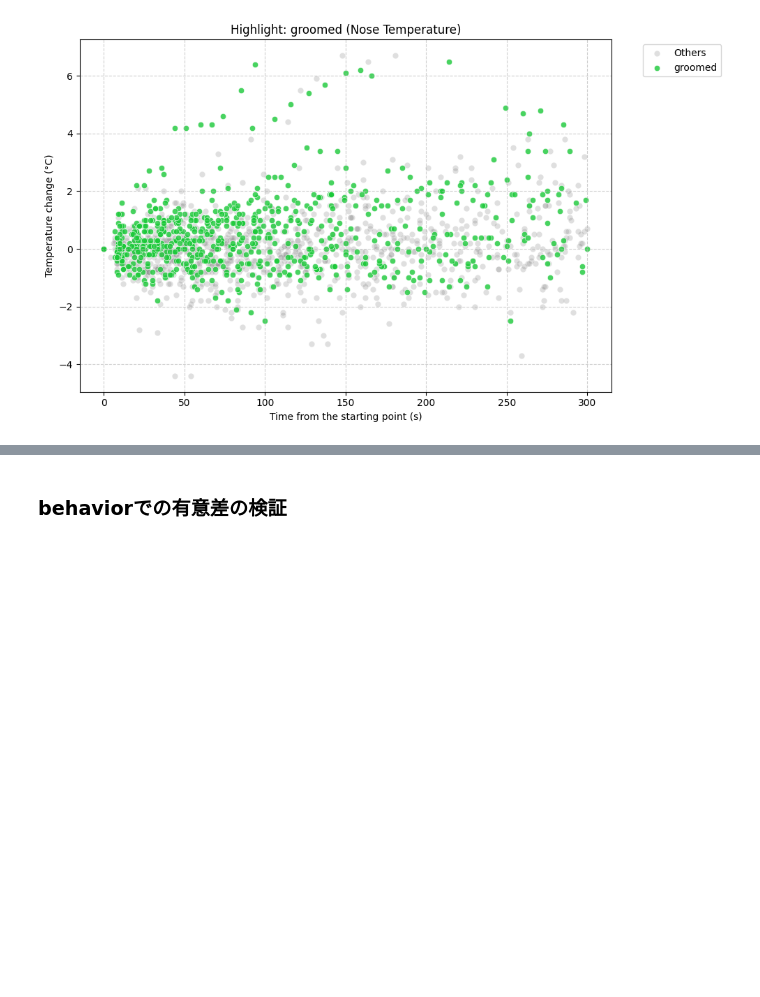
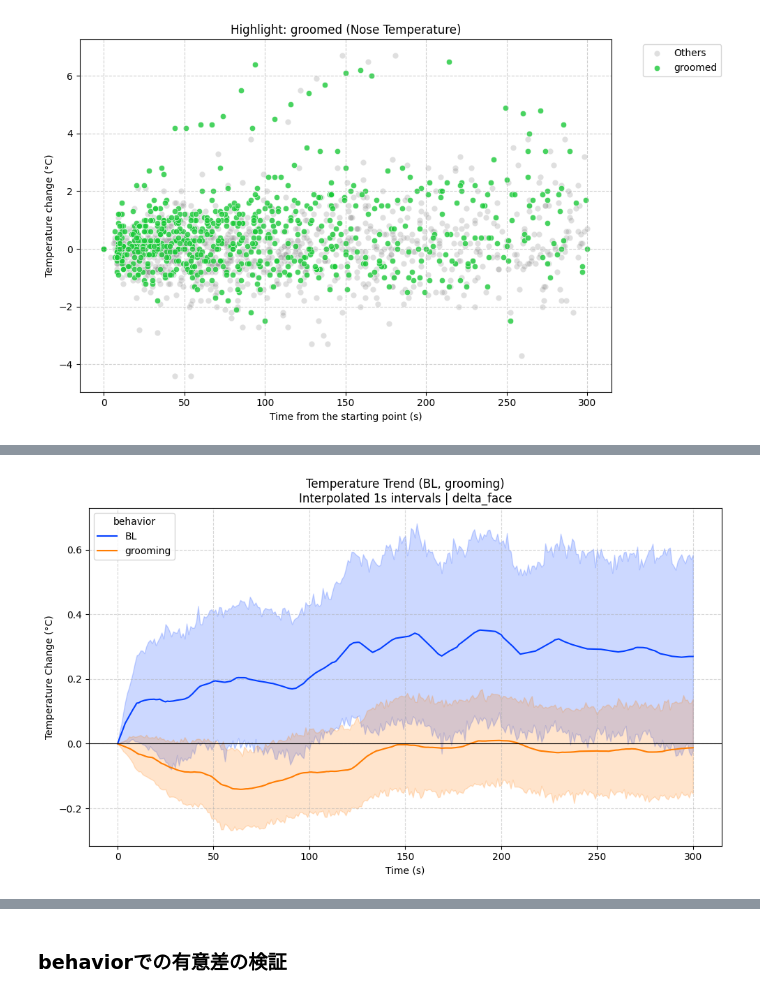
Before and after one commit to Yasui-kyoto/Monkey_Aggression, a Jupyter notebook: notebooks/03_aim_1/aim_01.ipynb, the cells around one changed output, grey strips where cells are left out. Saved outputs shown, nothing was run; the diff lists cells and outputs as text; code cells hidden in the pictures; blank space fills up the shorter version.

```diff
--- a/notebooks/03_aim_1/aim_01.ipynb
+++ b/notebooks/03_aim_1/aim_01.ipynb
@@ -53,0 +81,6 @@ for behavior in delta_df['behavior'].unique():
+# %%
+full_delta_face_df = self.plot_smoothed_behavior_comparison(
+    delta_df_1s, y_column='delta_face', target_behaviors=['BL', 'grooming']
+)
+# %% [output]
+[figure, added]
```
Also changed, not shown: parts of 19 cells of this notebook, 4 other files.
